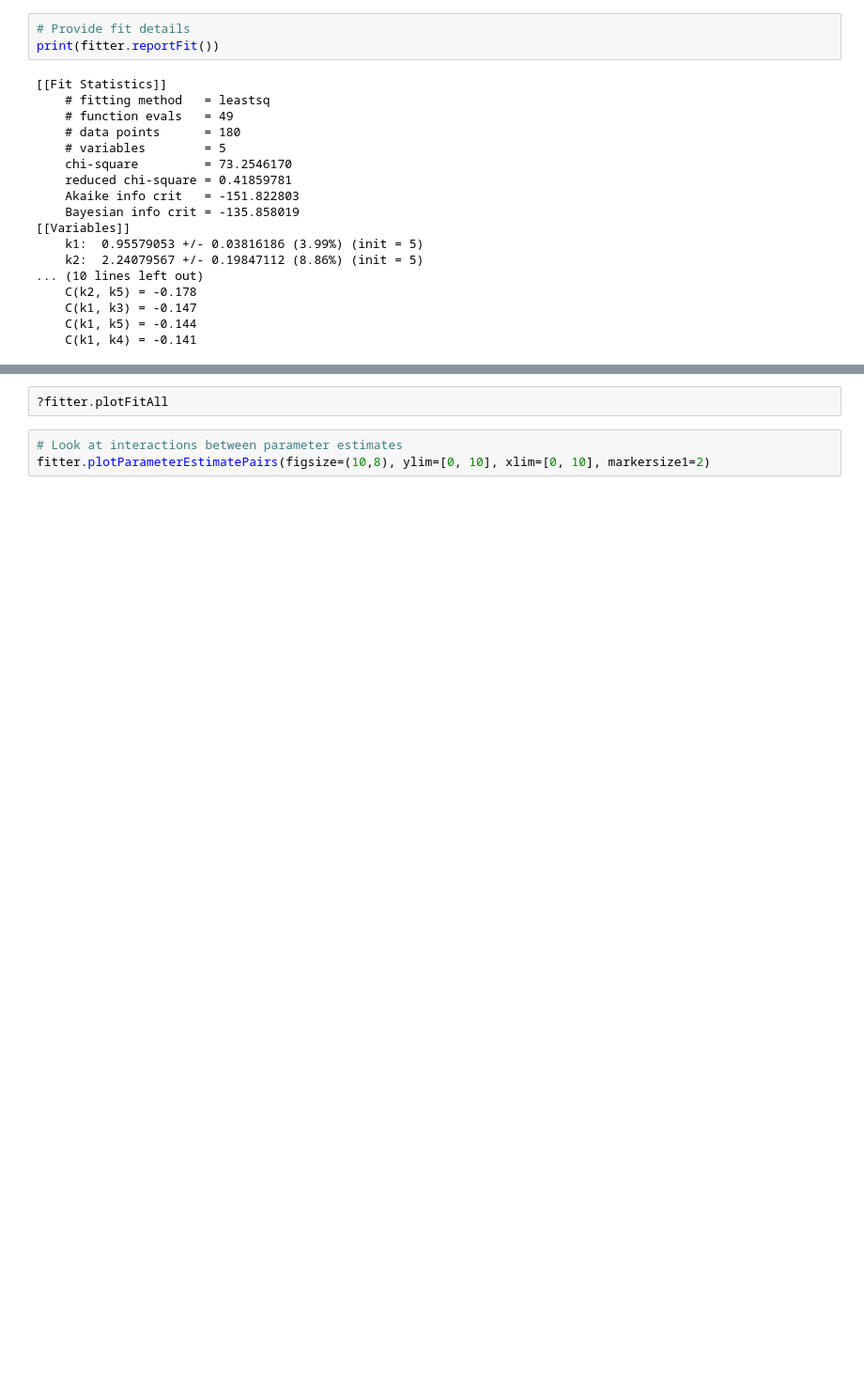
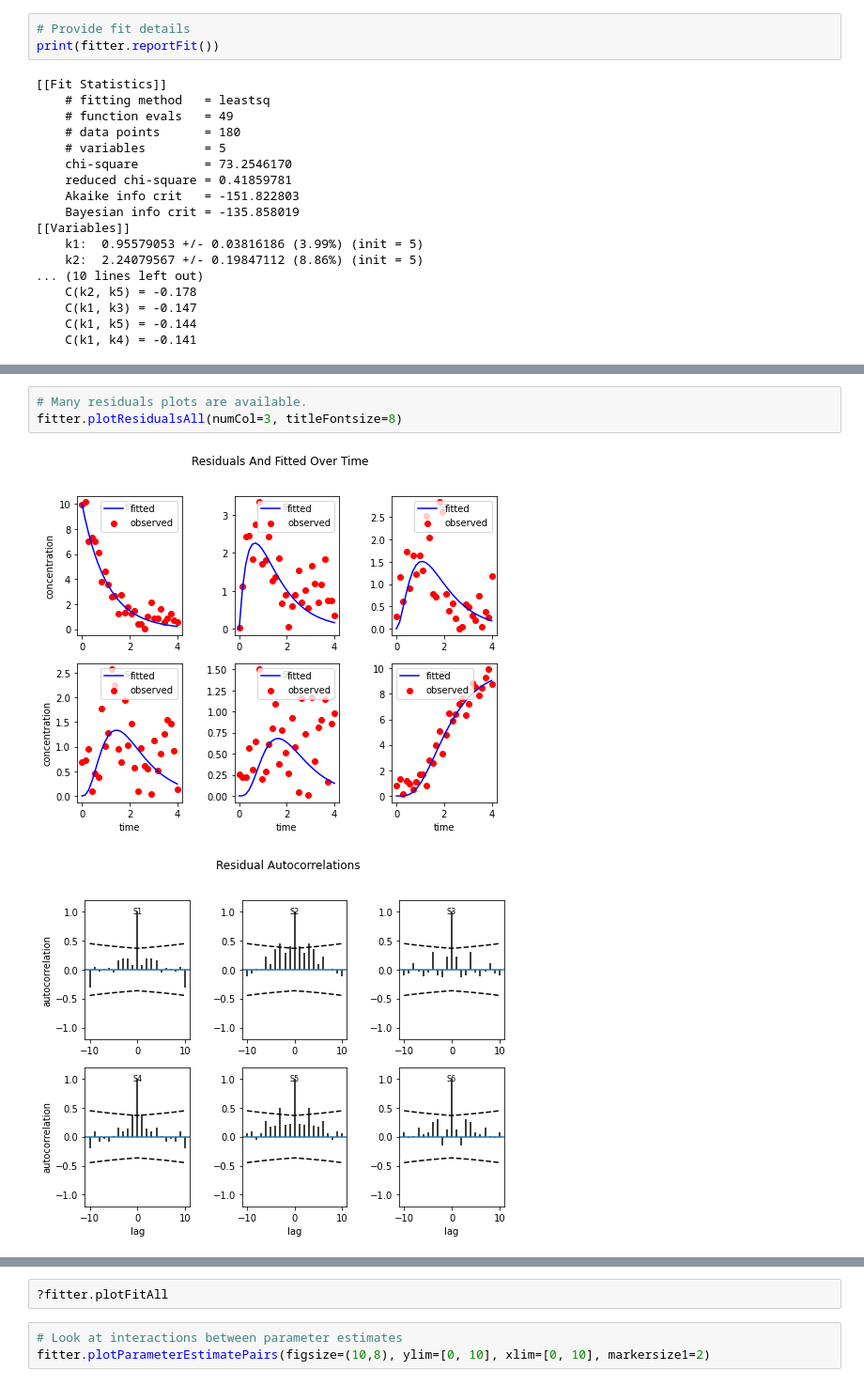
Before and after one commit to sys-bio/teUtils, a Jupyter notebook: teUtils/notebooks/Tutorial on Utilities for Model Fitting.ipynb, the cells around one changed output, grey strips where cells are left out. Shown at 94% size. Saved outputs shown, nothing was run; the diff lists cells and outputs as text; blank space fills up the shorter version.

Commit message:
Refactored residual plots into residualAnalyzer.py; added plots for residuals autocorrelation and cross correlation.

```diff
--- a/teUtils/notebooks/Tutorial on Utilities for Model Fitting.ipynb
+++ b/teUtils/notebooks/Tutorial on Utilities for Model Fitting.ipynb
@@ -97,0 +98,6 @@ fitter.plotResiduals(numRow=2, numCol=3)
+# %%
+# Many residuals plots are available.
+fitter.plotResidualsAll(numCol=3, titleFontsize=8)
+# %% [output]
+[figure, added]
+[figure, added]
```
Also changed, not shown: parts of 9 cells of this notebook, 8 other files.
